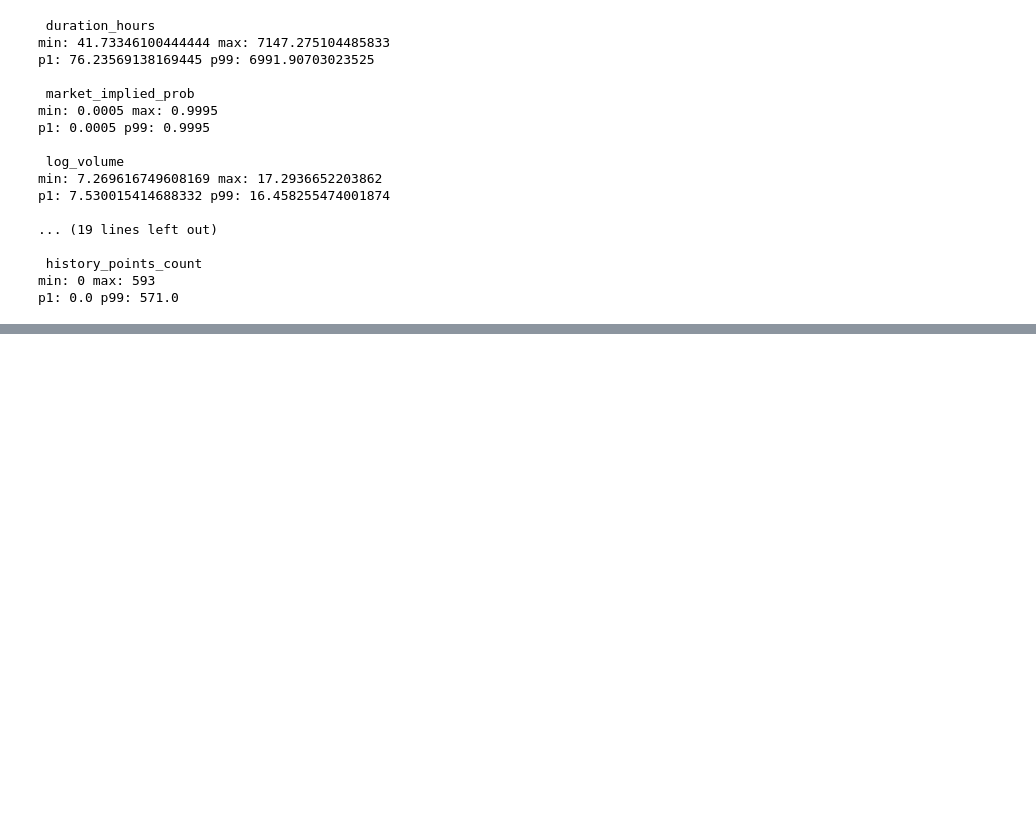
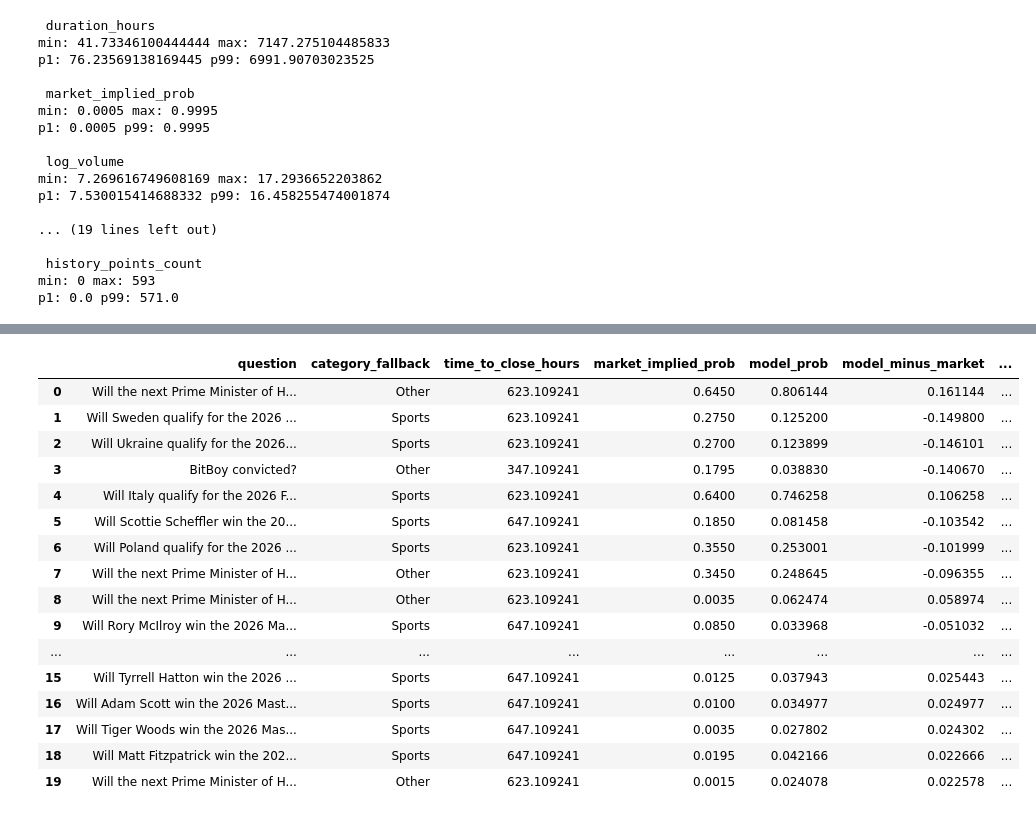
Before and after one commit to JWLZGG/prediction-markets-phase1, a Jupyter notebook: Untitled2.ipynb, the cells around one changed output, grey strips where cells are left out. Drawn from its saved outputs; the diff is of its cells as text; code cells hidden in the pictures; blank space fills up the shorter version.

```diff
--- a/Untitled2.ipynb
+++ b/Untitled2.ipynb
@@ -1510,0 +1572,31 @@ p1: 0.0 p99: 571.0
+# %%
+poly = pd.read_parquet("data/processed/current_polymarket_scored_trained.parquet")
+poly[[
+    "question",
+    "category_fallback",
+    "time_to_close_hours",
+    "market_implied_prob",
+    "model_prob",
+    "model_minus_market",
+    "abs_edge",
+    "direction",
+    "edge_bucket"
+]].head(20)
+# %% [output]
+|  | question | category_fallback | time_to_close_hours | market_implied_prob | model_prob | model_minus_market | ... |
+| 0 | Will the next Prime Minister of H... | Other | 623.109241 | 0.6450 | 0.806144 | 0.161144 | ... |
+| 1 | Will Sweden qualify for the 2026 ... | Sports | 623.109241 | 0.2750 | 0.125200 | -0.149800 | ... |
+| 2 | Will Ukraine qualify for the 2026... | Sports | 623.109241 | 0.2700 | 0.123899 | -0.146101 | ... |
+| 3 | BitBoy convicted? | Other | 347.109241 | 0.1795 | 0.038830 | -0.140670 | ... |
+| 4 | Will Italy qualify for the 2026 F... | Sports | 623.109241 | 0.6400 | 0.746258 | 0.106258 | ... |
+| 5 | Will Scottie Scheffler win the 20... | Sports | 647.109241 | 0.1850 | 0.081458 | -0.103542 | ... |
+| 6 | Will Poland qualify for the 2026 ... | Sports | 623.109241 | 0.3550 | 0.253001 | -0.101999 | ... |
+| 7 | Will the next Prime Minister of H... | Other | 623.109241 | 0.3450 | 0.248645 | -0.096355 | ... |
+| 8 | Will the next Prime Minister of H... | Other | 623.109241 | 0.0035 | 0.062474 | 0.058974 | ... |
+| 9 | Will Rory McIlroy win the 2026 Ma... | Sports | 647.109241 | 0.0850 | 0.033968 | -0.051032 | ... |
+| ... | ... | ... | ... | ... | ... | ... | ... |
+| 15 | Will Tyrrell Hatton win the 2026 ... | Sports | 647.109241 | 0.0125 | 0.037943 | 0.025443 | ... |
+| 16 | Will Adam Scott win the 2026 Mast... | Sports | 647.109241 | 0.0100 | 0.034977 | 0.024977 | ... |
+| 17 | Will Tiger Woods win the 2026 Mas... | Sports | 647.109241 | 0.0035 | 0.027802 | 0.024302 | ... |
+| 18 | Will Matt Fitzpatrick win the 202... | Sports | 647.109241 | 0.0195 | 0.042166 | 0.022666 | ... |
+| 19 | Will the next Prime Minister of H... | Other | 623.109241 | 0.0015 | 0.024078 | 0.022578 | ... |
```
Also changed, not shown: parts of 8 cells of this notebook.
